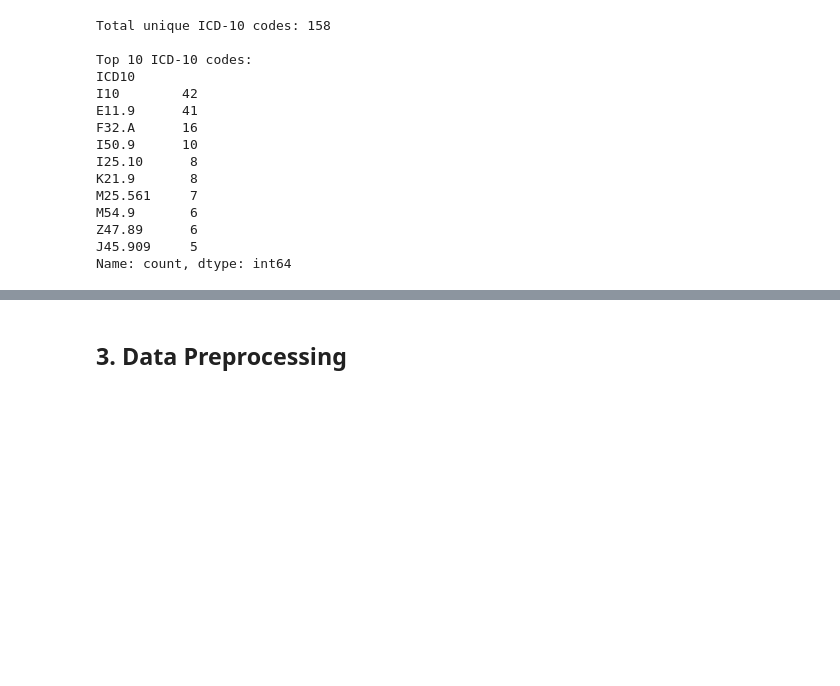
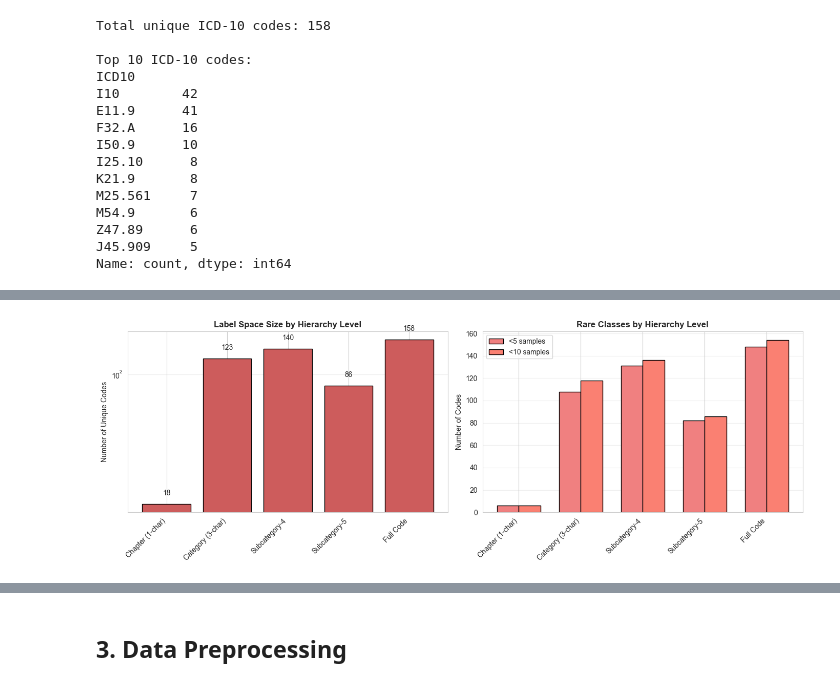
Before and after one commit to alexretana/clinical-nlp-claims-processing, a Jupyter notebook: notebooks/01_BioBERT_Fine-Tuning_NLP.ipynb, the cells around one changed output, grey strips where cells are left out. Drawn from its saved outputs; the diff is of its cells as text; code cells hidden in the pictures; blank space fills up the shorter version.

```diff
--- a/notebooks/01_BioBERT_Fine-Tuning_NLP.ipynb
+++ b/notebooks/01_BioBERT_Fine-Tuning_NLP.ipynb
@@ -192,0 +453,79 @@ Name: count, dtype: int64
+# %%
+# Class Imbalance Analysis by Hierarchical Level
+
+print("\n" + "="*80)
+print("CLASS IMBALANCE ANALYSIS BY HIERARCHY LEVEL")
+print("="*80)
+
+# Calculate imbalance at different levels
+levels = {
+    'Chapter (1-char)': 'chapter_name',
+    'Category (3-char)': 'category',
+    'Subcategory-4': 'subcategory_4',
+    'Subcategory-5': 'subcategory_5',
+    'Full Code': 'ICD10'
+}
+
+imbalance_stats = []
+
+for level_name, column in levels.items():
+    if column in diagnosis_enriched.columns:
+        freq = diagnosis_enriched[column].value_counts()
+
+        stats = {
+            'Level': level_name,
+            'Unique Codes': len(freq),
+            'Mean Frequency': freq.mean(),
+            'Median Frequency': freq.median(),
+            'Max Frequency': freq.max(),
+            'Min Frequency': freq.min(),
+            'Std Dev': freq.std(),
+            'Codes with <5 samples': (freq < 5).sum(),
+            'Codes with <10 samples': (freq < 10).sum(),
+            'Imbalance Ratio': freq.max() / freq.min() if freq.min() > 0 else np.inf
+        }
+        imbalance_stats.append(stats)
+
+imbalance_df = pd.DataFrame(imbalance_stats)
+
+print("\nClass imbalance by hierarchical level:")
+print(imbalance_df.to_string(index=False))
+
+# Visualize imbalance
+fig, axes = plt.subplots(1, 2, figsize=(14, 5))
+
+# Unique codes per level
+ax1 = axes[0]
+ax1.bar(range(len(imbalance_df)), imbalance_df['Unique Codes'], color='indianred', edgecolor='black')
+ax1.set_xticks(range(len(imbalance_df)))
+ax1.set_xticklabels(imbalance_df['Level'], rotation=45, ha='right')
+ax1.set_ylabel('Number of Unique Codes')
+ax1.set_title('Label Space Size by Hierarchy Level', fontweight='bold')
+ax1.set_yscale('log')
+ax1.grid(axis='y', alpha=0.3)
+
+# Add value labels
+for i, v in enumerate(imbalance_df['Unique Codes']):
+    ax1.text(i, v * 1.1, str(v), ha='center', va='bottom')
+
+# Codes with insufficient samples
+ax2 = axes[1]
+x = np.arange(len(imbalance_df))
+width = 0.35
+ax2.bar(x - width/2, imbalance_df['Codes with <5 samples'], width, label='<5 samples',
+        color='lightcoral', edgecolor='black')
+ax2.bar(x + width/2, imbalance_df['Codes with <10 samples'], width, label='<10 samples',
+        color='salmon', edgecolor='black')
+ax2.set_xticks(x)
+ax2.set_xticklabels(imbalance_df['Level'], rotation=45, ha='right')
+ax2.set_ylabel('Number of Codes')
+ax2.set_title('Rare Classes by Hierarchy Level', fontweight='bold')
+ax2.legend()
+ax2.grid(axis='y', alpha=0.3)
+
+plt.tight_layout()
+plt.savefig('../outputs/icd10_class_imbalance.png', dpi=300, bbox_inches='tight')
+plt.show()
+
+print("\nVisualization saved to '../outputs/icd10_class_imbalance.png'")
+# %% [output]
@@ -192,0 +543 @@ Name: count, dtype: int64
+[figure, added]
```
Also changed, not shown: parts of 10 cells of this notebook, 4 other files.
